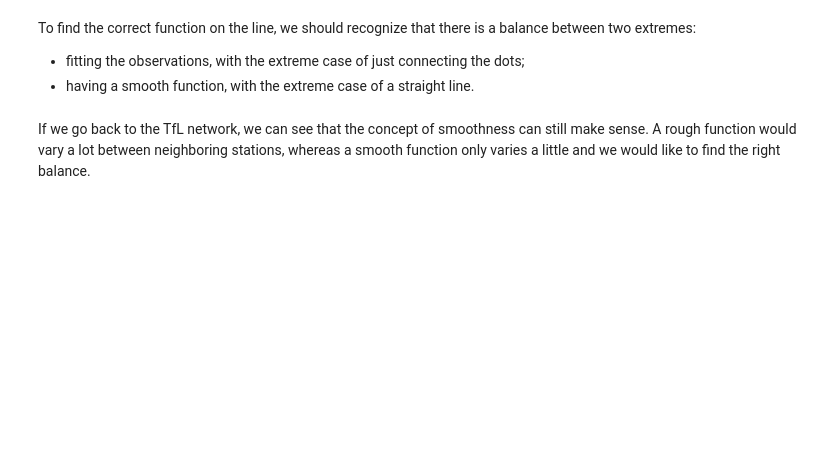
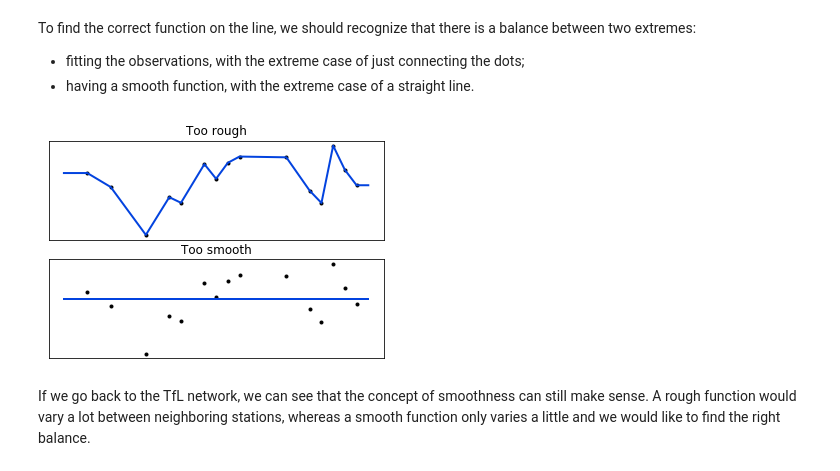
Before and after one commit to jarno35/thesis-presentation, a Jupyter notebook: thesis_presentation.ipynb, the cells around one changed output. Saved outputs shown, nothing was run; the diff lists cells and outputs as text; code cells hidden in the pictures; blank space fills up the shorter version.

```diff
--- a/thesis_presentation.ipynb
+++ b/thesis_presentation.ipynb
@@ -157,5 +81,18 @@ Apart from the network structure, we keep all other important aspects of our pro
 To find the correct function on the line, we should recognize that there is a balance between two extremes:
 * fitting the observations, with the extreme case of just connecting the dots;
 * having a smooth function, with the extreme case of a straight line.
+# %%
+jubilee_rough = estimate_rough(jubilee_labels)
+jubilee_smooth = estimate_smooth(jubilee_labels)
+
+fig, axs = plt.subplots(2)
+axs[0].set_title('Too rough')
+scatter_path_graph(axs[0], jubilee_labels)
+plot_path_graph(axs[0], jubilee_rough)
+axs[1].set_title('Too smooth')
+scatter_path_graph(axs[1], jubilee_labels)
+plot_path_graph(axs[1], jubilee_smooth)
+# %% [output]
+[figure, added]
 # %% [markdown]
 If we go back to the TfL network, we can see that the concept of smoothness can still make sense. A rough function would vary a lot between neighboring stations, whereas a smooth function only varies a little and we would like to find the right balance.
```
Also changed, not shown: parts of 13 cells of this notebook, 2 other files.
